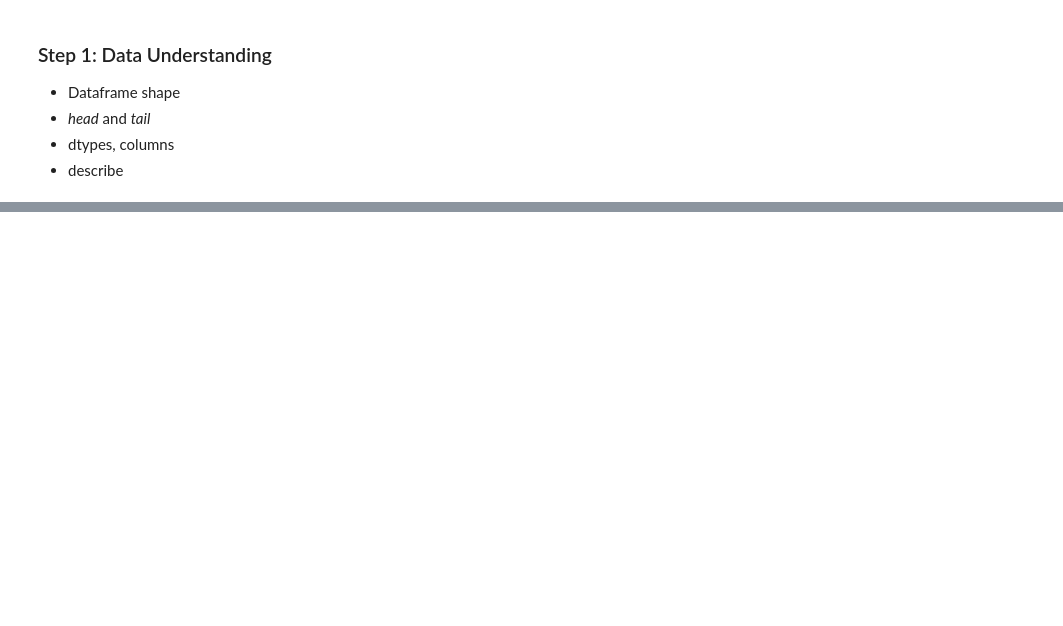
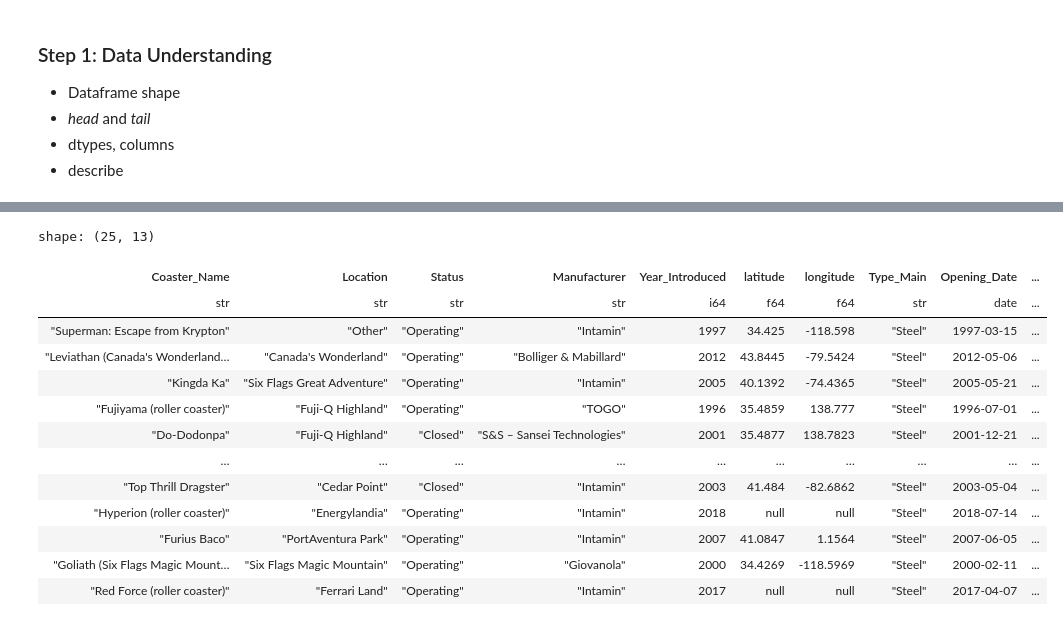
Before and after one commit to surpiya19/rollerCoaster, a Jupyter notebook: coaster_exploration.ipynb, the cells around one changed output, grey strips where cells are left out. Cells and saved outputs as stored; diff of their text form; code cells hidden in the pictures; blank space fills up the shorter version.

```diff
--- a/coaster_exploration.ipynb
+++ b/coaster_exploration.ipynb
@@ -84,0 +68,8 @@ fig.update_layout(
+# %%
+# Changing the opening date data type to -- datetime
+coaster = coaster.with_columns(
+    pl.col("opening_date_clean")
+    .str.to_datetime(strict=False)  # parse to datetime
+    .dt.date()  # keep only the date part
+    .alias("opening_date_clean")
+)
@@ -84,0 +178,18 @@ fig.update_layout(
+# %%
+# Roller coasters with speeds > 80 mph
+coaster.filter(pl.col("Speed_mph") > 80)
+# %% [output]
+shape: (25, 13)
+| Coaster_Name | Location | Status | Manufacturer | Year_Introduced | latitude | longitude | Type_Main | Opening_Date | ... |
+| str | str | str | str | i64 | f64 | f64 | str | date | ... |
+| "Superman: Escape from Krypton" | "Other" | "Operating" | "Intamin" | 1997 | 34.425 | -118.598 | "Steel" | 1997-03-15 | ... |
+| "Leviathan (Canada's Wonderland… | "Canada's Wonderland" | "Operating" | "Bolliger & Mabillard" | 2012 | 43.8445 | -79.5424 | "Steel" | 2012-05-06 | ... |
+| "Kingda Ka" | "Six Flags Great Adventure" | "Operating" | "Intamin" | 2005 | 40.1392 | -74.4365 | "Steel" | 2005-05-21 | ... |
+| "Fujiyama (roller coaster)" | "Fuji-Q Highland" | "Operating" | "TOGO" | 1996 | 35.4859 | 138.777 | "Steel" | 1996-07-01 | ... |
+| "Do-Dodonpa" | "Fuji-Q Highland" | "Closed" | "S&S – Sansei Technologies" | 2001 | 35.4877 | 138.7823 | "Steel" | 2001-12-21 | ... |
+| … | … | … | … | … | … | … | … | … | ... |
+| "Top Thrill Dragster" | "Cedar Point" | "Closed" | "Intamin" | 2003 | 41.484 | -82.6862 | "Steel" | 2003-05-04 | ... |
+| "Hyperion (roller coaster)" | "Energylandia" | "Operating" | "Intamin" | 2018 | null | null | "Steel" | 2018-07-14 | ... |
+| "Furius Baco" | "PortAventura Park" | "Operating" | "Intamin" | 2007 | 41.0847 | 1.1564 | "Steel" | 2007-06-05 | ... |
+| "Goliath (Six Flags Magic Mount… | "Six Flags Magic Mountain" | "Operating" | "Giovanola" | 2000 | 34.4269 | -118.5969 | "Steel" | 2000-02-11 | ... |
+| "Red Force (roller coaster)" | "Ferrari Land" | "Operating" | "Intamin" | 2017 | null | null | "Steel" | 2017-04-07 | ... |
```
Also changed, not shown: parts of 21 cells of this notebook, 2 other files.
